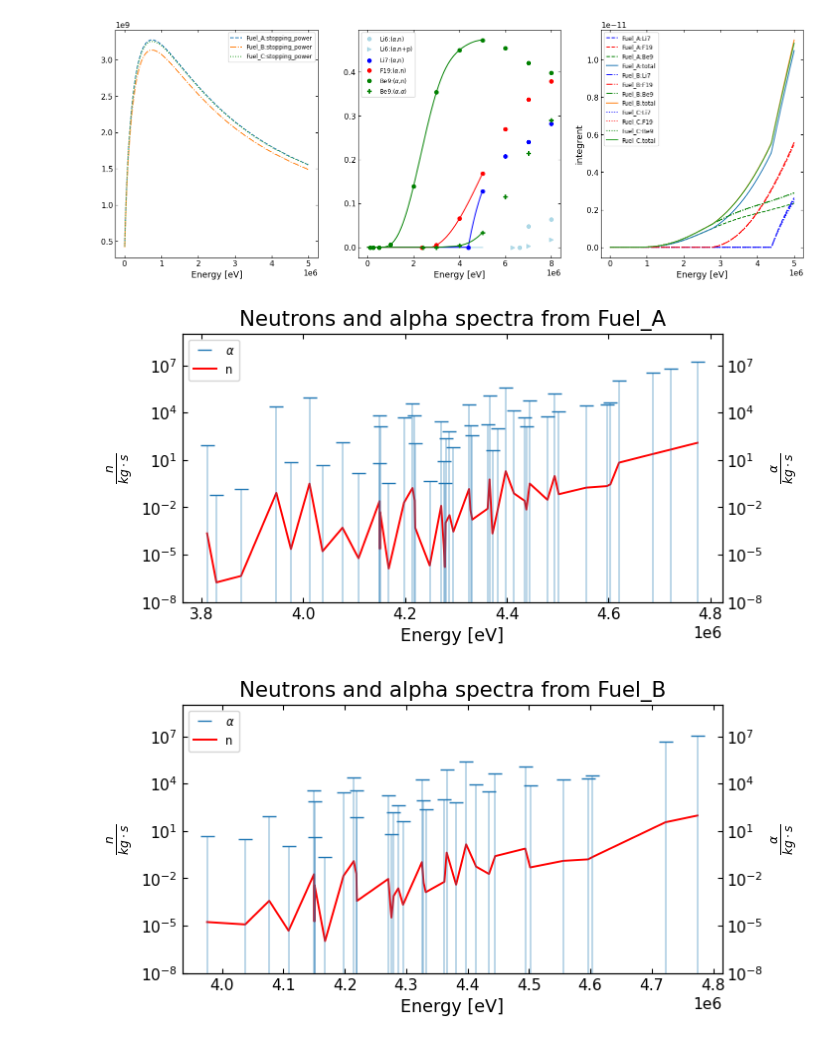
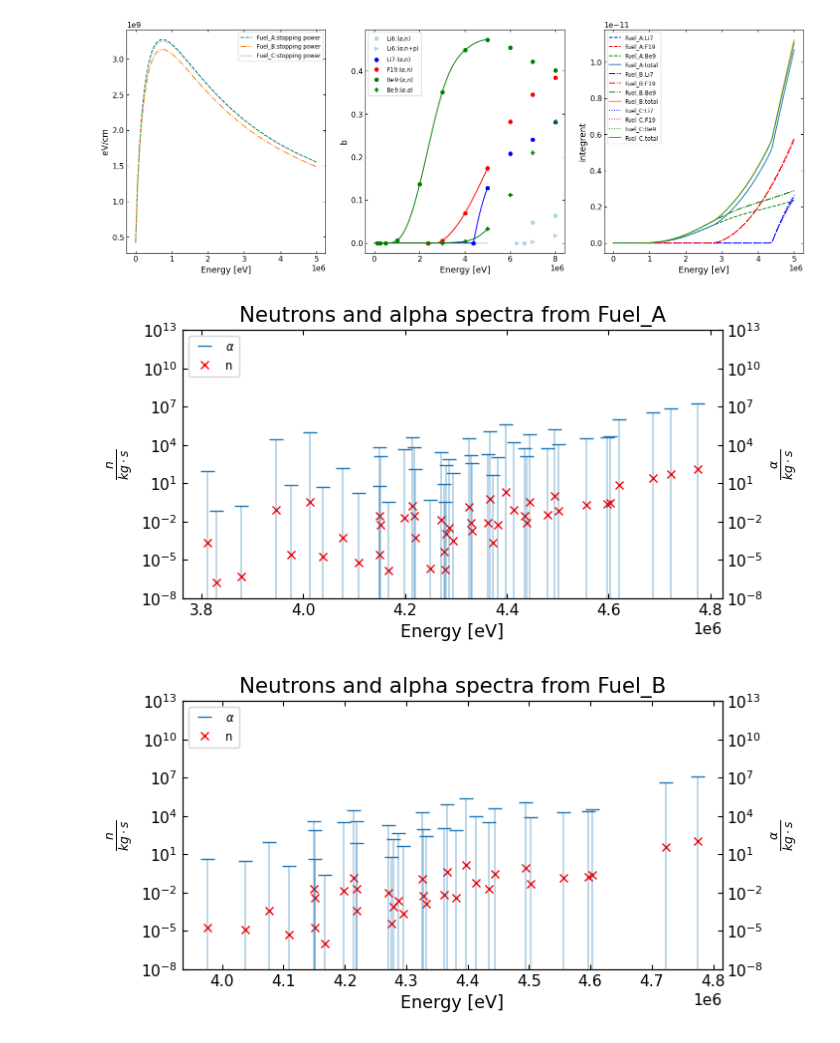
Before and after one commit to EmilEskol/Speciale, a Jupyter notebook: 4Neutron_spectrum_from_alpha_N.ipynb, the cells around one changed output. Saved outputs shown, nothing was run; the diff lists cells and outputs as text; code cells hidden in the pictures.

```diff
--- a/4Neutron_spectrum_from_alpha_N.ipynb
+++ b/4Neutron_spectrum_from_alpha_N.ipynb
@@ -203,7 +216,7 @@ mt alpha reactions: 4=n', 16=2n, 17=3n, 22=n+a
 
 def neutrons_from_material(mat,E_min=0,E_max=6e6,nr_points=1000,
                            plot_result=True, plot_parts=True, plot_crosssections=True,
-                          use_gaussian_spectra=False):
+                          use_gaussian_spectra=False,ORNL_numbers=False):
     #Getting data
     energies = np.linspace(E_min,E_max,nr_points)
 
@@ -218,6 +231,13 @@ def neutrons_from_material(mat,E_min=0,E_max=6e6,nr_points=1000,
     alpha_decays, mass,nuclide_amount = an.alpha_decay_values_from_material(mat)
     if use_gaussian_spectra:
         alpha_spectra,energies = an.energy_spectra_gaussian(alpha_decays,x=energies)
+    elif ORNL_numbers:
+        mass_kg = mat.density*707921.1677922/1000 #mass for 25 ft^3 fuel
+        alpha_energies  = [4.15e6, 4.19e6, 4.20e6, 4.40e6, 4.45e6, 4.47e6, 4.49e6, 4.58e6, 4.72e6, 4.77e6]
+        alpha_sources = {"Fuel_A": [0.41e6, 1.40e6, 0.86e8, 0.65e8, 5.01e8, 2.13e8, 17.7e8, 1.85e10, 1.83e8, 4.74e10],
+                         "Fuel_B": [0.25e6, 0.86e6, 0.53e8, 0.40e8, 3.06e8, 1.30e8, 10.8e8, 1.13e10, 1.12e8, 2.90e10],
+                         "Fuel_C": [0.13e6, 0.45e8, 0.85e8, 0.63e8, 3.92e8, 2.09e8, 17.3e8, 1.45e10, 1.44e8, 3.71e10]}
+        alpha_spectra = [a/mass_kg for a in alpha_sources[mat.name]]
     else:
         alpha_spectra = []
         alpha_energies = []
@@ -276,7 +296,7 @@ def neutrons_from_material(mat,E_min=0,E_max=6e6,nr_points=1000,
         integrent = target_density*total_crosssection/stopping_powers
         if np.sum(total_crosssection)>0 and plot_parts:
             ax[2].plot(energies,integrent,label=f'{mat.name}:{nuc.name}',color=isotope_color_lib[nuc.name],linestyle=f'{fuel_name_to_linetype[mat.name]}')
-            print(f'target_density for {nuc.name} in {mat.name} = {target_density:.3g} and integrent sum {sum(integrent):.3g}')
+            #print(f'target_density for {nuc.name} in {mat.name} = {target_density:.3g} and integrent sum {sum(integrent):.3g}')
 
         #print('integrent',sum(integrent),nuc.name)
 
@@ -294,11 +314,13 @@ def neutrons_from_material(mat,E_min=0,E_max=6e6,nr_points=1000,
         neutrons_added.append(neutrons)
 
     if plot_parts:
-        ax[0].plot(energies,stopping_powers,label=f'{mat.name}:stopping_power',linestyle=f'{fuel_name_to_linetype[mat.name]}')
+        ax[0].plot(energies,stopping_powers,label=f'{mat.name}:stopping power',linestyle=f'{fuel_name_to_linetype[mat.name]}')
         #ax[1].plot(energies,total_crosssection,label='cross_section')
         ax[2].plot(energies,integrent_spline(energies),label=f'{mat.name}:total')
         #ax[2].semilogy()
         #ax[2].set_xlim(3.7e6,5e6)
+        ax[0].set_ylabel('eV/cm')
+        ax[1].set_ylabel('b')
         ax[2].set_ylabel('integrent')
         for a in ax:
             a.set_xlabel('Energy [eV]')
@@ -322,11 +344,11 @@ def neutrons_from_material(mat,E_min=0,E_max=6e6,nr_points=1000,
 
         if use_gaussian_spectra:
             ax3.plot(energies,alpha_spectra,label='spectra',color='k',lw=2,alpha=0.3)
-            ax2.plot(energies,neutrons_added,label='n')
+            ax2.plot(energies,neutrons_added,'x',label='n')
         else:
             line, = ax3.plot(alpha_energies, alpha_spectra, "_", label=r'$\alpha$',ms=10)
             ax3.vlines(alpha_energies,[0]*len(alpha_energies),alpha_spectra,line.get_color(),alpha=0.3)
-            line2, = ax2.plot(alpha_energies,neutrons_added,label='n',color='red')
+            line2, = ax2.plot(alpha_energies,neutrons_added,'rx',label='n')
 
         ax2.set_title(f'Neutrons and alpha spectra from {mat.name}')
         ax2.set_xlabel('Energy [eV]')
@@ -339,8 +361,8 @@ def neutrons_from_material(mat,E_min=0,E_max=6e6,nr_points=1000,
         ax3.semilogy()
 
         #ax2.set_xlim(3.5e6,5e6)
-        ax2.set_ylim(1e-8,1e9)
-        ax3.set_ylim(1e-8,1e9)
+        ax2.set_ylim(1e-8,1e13)
+        ax3.set_ylim(1e-8,1e13)
 
         pp.savefig(f'integral_{mat.name}')
     if use_gaussian_spectra:
@@ -348,24 +370,32 @@ def neutrons_from_material(mat,E_min=0,E_max=6e6,nr_points=1000,
         print('Number of alpha',integrate.simpson(alpha_spectra,energies))
         print(f'Number of neutrons pr second from {mat.name} using integral is {neutrons_total_integral:.5g}')
     total_alphas = sum(alpha_spectra)
-    print(f'Alpha per second: {total_alphas:.3g}')
+    print(f' Alpha per second: {total_alphas:.3g}')
     neutrons_per_alpha = neutrons_total*(1e6/total_alphas)
-    print(f'n/(kg*s) from {mat.name} is {neutrons_total:.7g} with {nr_points:.2g} points giving {neutrons_per_alpha:.3g} n/10^6 a')
-    return neutrons_total
+    print(f'n/(kg*s) from {mat.name} is {neutrons_total:.4g} with {nr_points:.2g} points giving {neutrons_per_alpha:.3g} n/10^6 a')
+    print(f'for {alpha_energies[-1]/1e6:.3g} MeV the neutrons pr alpha is {neutrons_added[-1]/alpha_spectra[-1]*1e6:.3g}')
+    return neutrons_total, total_alphas
+
+
 fig, ax = plt.subplots(1,3,figsize=(18,6))
-
+points_power = 2
 fuel_name= 'Fuel_A'
 mat = gh.get_material_by_name(fuel_name,mats)
-neutrons = neutrons_from_material(mat,E_max=5e6,nr_points=2**8,plot_parts=True)
-
+neutrons,_ = neutrons_from_material(mat,E_max=5e6,nr_points=10**points_power,plot_parts=True)
+mass_kg = mat.density*707921.1677922/1000
+print(f'{mat.name} mass in kg: {mass_kg:.3g} which gives {neutrons*mass_kg:.3g} neutrons/s\n')
 
 fuel_name= 'Fuel_B'
 mat = gh.get_material_by_name(fuel_name,mats)
-neutrons = neutrons_from_material(mat,E_max=5e6,nr_points=2**8,plot_parts=True,plot_crosssections=False)
+neutrons,_ = neutrons_from_material(mat,E_max=5e6,nr_points=10**points_power,plot_parts=True,plot_crosssections=False)
+mass_kg = mat.density*707921.1677922/1000
+print(f'{mat.name} mass in kg: {mass_kg:.3g} which gives {neutrons*mass_kg:.3g} neutrons/s\n')
 
 fuel_name= 'Fuel_C'
 mat = gh.get_material_by_name(fuel_name,mats)
-neutrons = neutrons_from_material(mat,E_max=5e6,nr_points=2**8,plot_parts=True,plot_crosssections=False)
+neutrons,_ = neutrons_from_material(mat,E_max=5e6,nr_points=10**points_power,plot_parts=True,plot_crosssections=False)
+mass_kg = mat.density*707921.1677922/1000
+print(f'{mat.name} mass in kg: {mass_kg:.3g} which gives {neutrons*mass_kg:.3g} neutrons/s\n')
 
-pp.savefig('all_fuel_comp',figure=fig)
+#pp.savefig('all_fuel_comp',figure=fig)
 # %% [output]
@@ -387,3 +419,3 @@ n/(kg*s) from Fuel_C is 140.8022 with 2.6e+02 points giving 8.22 n/10^6 a
-[figure, old version]
+[figure, new version]
-[figure, old version]
+[figure, new version]
-[figure, old version]
+[figure, new version]
```
Also changed, not shown: parts of 6 cells of this notebook, 2 other files.
